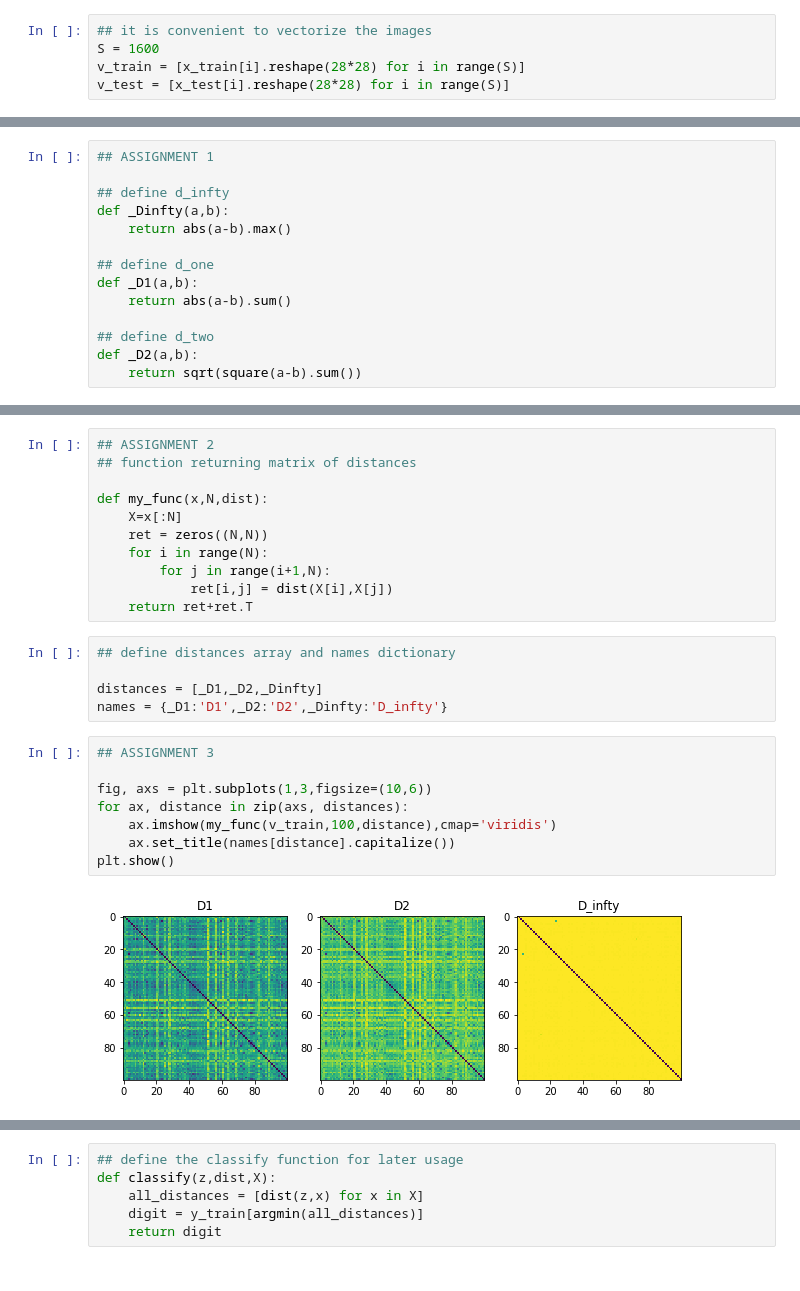
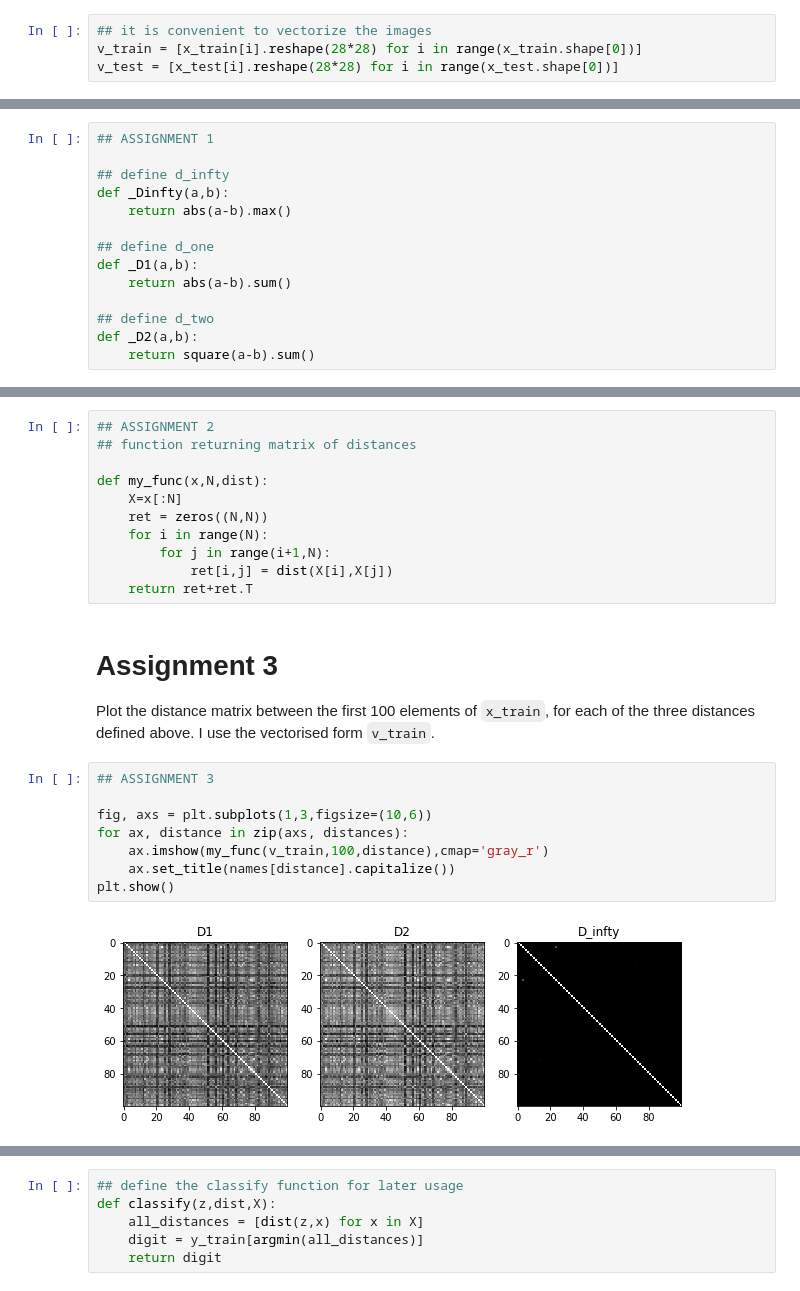
Before and after one commit to cpacilio/P1.4_seed, a Jupyter notebook: final_project/final_project_3.ipynb, the cells around one changed output, grey strips where cells are left out. Cells and saved outputs as stored; diff of their text form.

Commit message:
assignment 8

```diff
--- a/final_project/final_project_3.ipynb
+++ b/final_project/final_project_3.ipynb
@@ -35,5 +53,4 @@ from scipy.integrate import simps as quad ## to integrate (but I will not use it
 # %%
 ## it is convenient to vectorize the images
-S = 1600
-v_train = [x_train[i].reshape(28*28) for i in range(S)]
-v_test = [x_test[i].reshape(28*28) for i in range(S)]
+v_train = [x_train[i].reshape(28*28) for i in range(x_train.shape[0])]
+v_test = [x_test[i].reshape(28*28) for i in range(x_test.shape[0])]
@@ -50,4 +82,4 @@ def _D1(a,b):
 
 ## define d_two
 def _D2(a,b):
-    return sqrt(square(a-b).sum())
+    return square(a-b).sum()
@@ -62,18 +104,16 @@ def my_func(x,N,dist):
         for j in range(i+1,N):
             ret[i,j] = dist(X[i],X[j])
     return ret+ret.T
-# %%
-## define distances array and names dictionary
-
-distances = [_D1,_D2,_Dinfty]
-names = {_D1:'D1',_D2:'D2',_Dinfty:'D_infty'}
+# %% [markdown]
+# Assignment 3
+Plot the distance matrix between the first 100 elements of `x_train`, for each of the three distances defined above. I use the vectorised form `v_train`.
 # %%
 ## ASSIGNMENT 3
 
 fig, axs = plt.subplots(1,3,figsize=(10,6))
 for ax, distance in zip(axs, distances):
-    ax.imshow(my_func(v_train,100,distance),cmap='viridis')
+    ax.imshow(my_func(v_train,100,distance),cmap='gray_r')
     ax.set_title(names[distance].capitalize())
 plt.show()
 # %% [output]
-[figure, old version]
+[figure, new version]
```
Also changed, not shown: parts of 71 cells of this notebook, 1 other file.
